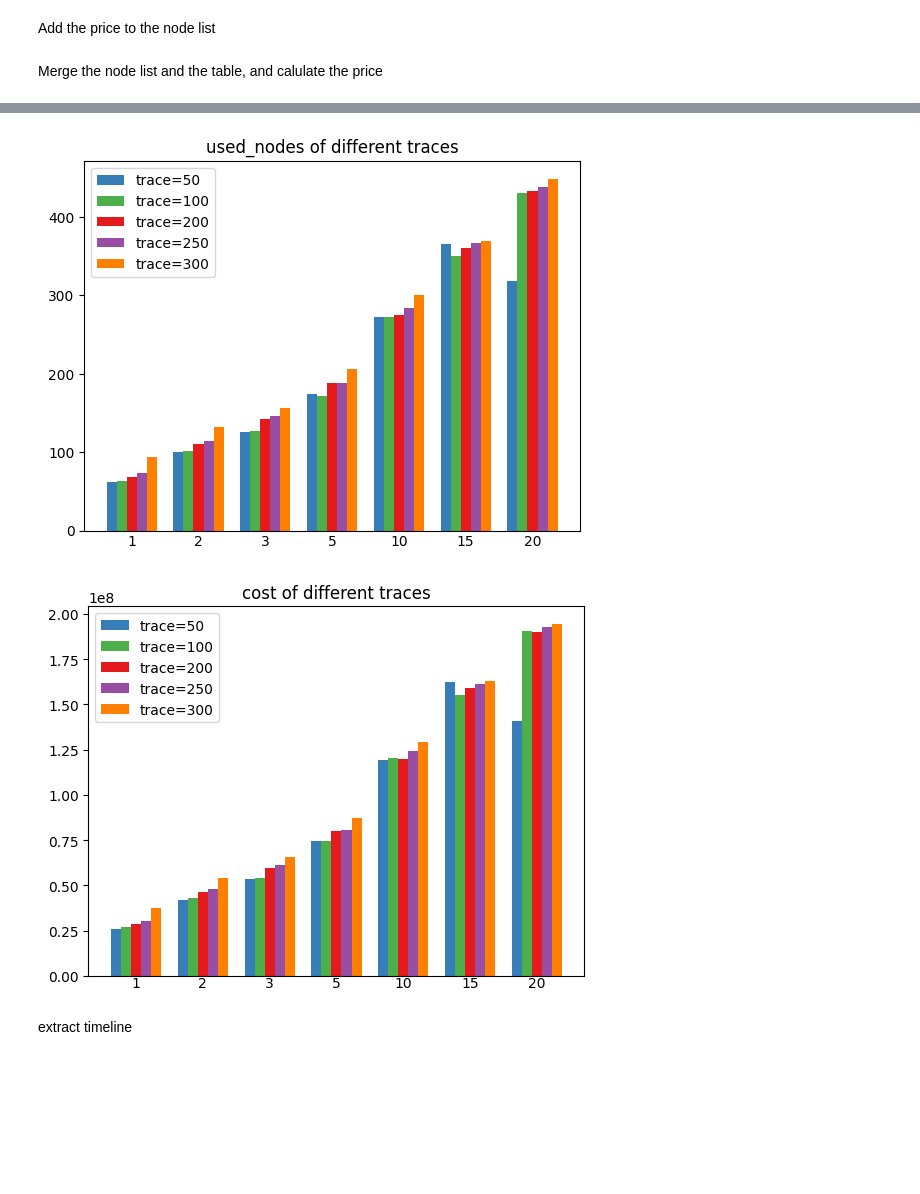
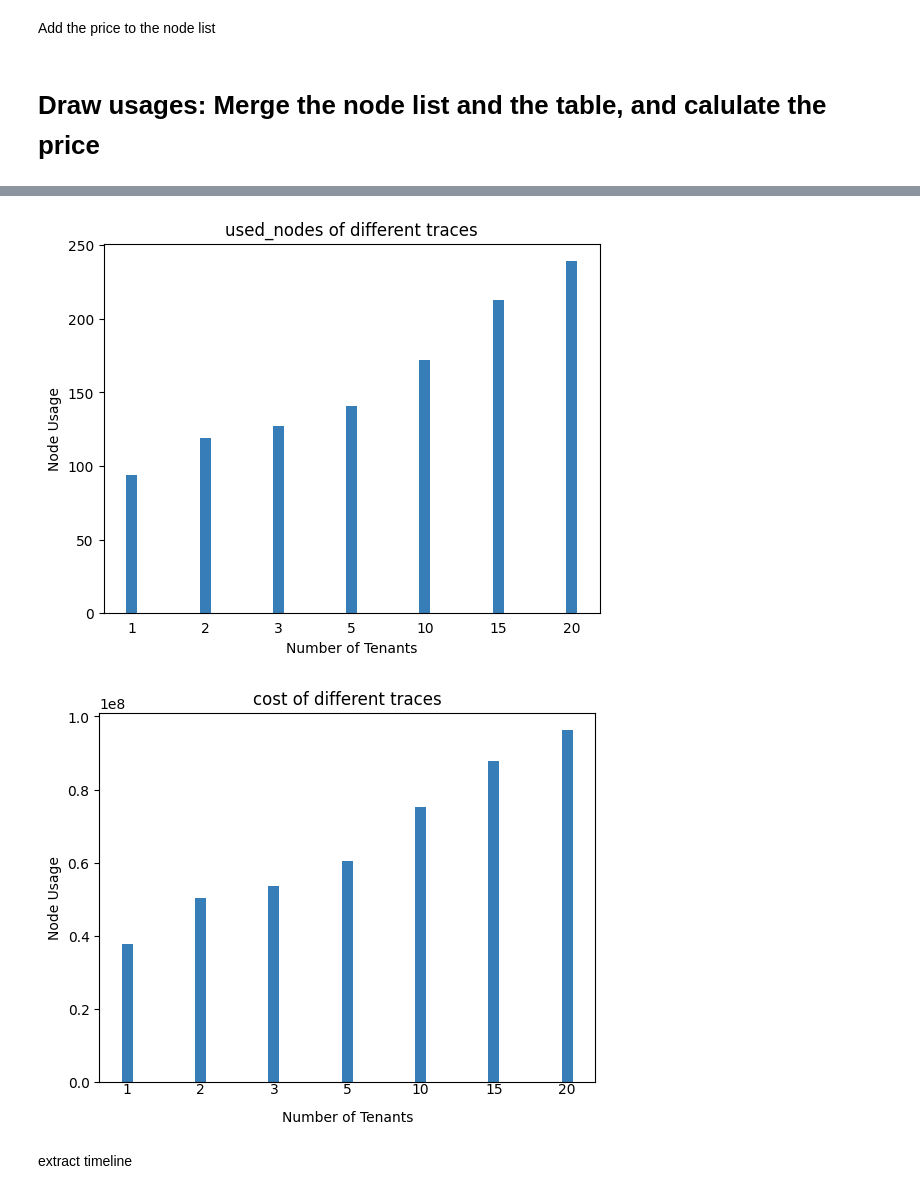
Before and after one commit to grief8/kubernetes-scheduler-simulator, a Jupyter notebook: main.ipynb, the cells around one changed output, grey strips where cells are left out. Saved outputs shown, nothing was run; the diff lists cells and outputs as text; code cells hidden in the pictures; blank space fills up the shorter version.

Commit message:
visualize the data and re-org cells

```diff
--- a/main.ipynb
+++ b/main.ipynb
@@ -159,13 +99,14 @@ import pandas as pd
 # Load the dataframe from the CSV file
 path = '/home/fabing/projects/kubernetes-scheduler-simulator/data/csv/openb_node_list_all_node.csv'
 df = pd.read_csv(path)
+print(df['cpu_milli'].mean()/1000)
+print(df['memory_mib'].mean()/1024)
+# Remove columns ['sn', 'gpu', 'model']
+# df = df.drop(columns=['sn', 'gpu', 'model'])
 
-# Remove columns ['sn', 'gpu', 'model']
-df = df.drop(columns=['sn', 'gpu', 'model'])
+# # Remove duplicate rows
+# df = df.drop_duplicates()
 
-# Remove duplicate rows
-df = df.drop_duplicates()
-
-# Save to a new CSV file
-df.to_csv('/home/fabing/projects/kubernetes-scheduler-simulator/simplify_node_list_all_node.csv', index=False)
-print(df)
+# # Save to a new CSV file
+# df.to_csv('/home/fabing/projects/kubernetes-scheduler-simulator/simplify_node_list_all_node.csv', index=False)
+# print(df)
@@ -311,7 +317,7 @@ with open(path, 'r') as f:
             print(f"No match found for sn: {sn}")
     print(total_cost)
 # %% [markdown]
-Merge the node list and the table, and calulate the price
+# Draw usages: Merge the node list and the table, and calulate the price
 # %%
 import pandas as pd
 import numpy as np
@@ -326,6 +332,8 @@ def draw(name):
         filtered_df = sorted_df[sorted_df['traces'] == i]
         # Sort by 'tenants'
         filtered_df = filtered_df.sort_values('tenants')
+        x_labels = [str(i) for i in filtered_df['tenants']]
+        x_pos = np.array([i for i, _ in enumerate(x_labels)])
         # Draw a bar chart for 'cpu' with offset
         plt.bar(x_pos + idx * bar_width, filtered_df[name], width=bar_width, color=colors[idx % len(colors)], label=f'trace={i}')
         # Add scatter plot and line
@@ -335,8 +343,10 @@ def draw(name):
     plt.xticks([])
     for i in range(len(x_labels)):
         plt.text(x_pos[i] + idx * bar_width/2, -5.5, x_labels[i], ha='center', va='top')
+    plt.xlabel('Number of Tenants', labelpad=20)
+    plt.ylabel('Node Usage')
     # Add a legend
-    plt.legend(loc='upper left')
+    # plt.legend(loc='upper left')
     plt.title(f'{name} of different traces')
     # Show the plot
     plt.show()
@@ -374,11 +384,11 @@ colors = ['#377eb8', '#4daf4a', '#e41a1c', '#984ea3', '#ff7f00', '#ffff33', '#a6
 bar_width = 0.15
 
 # Filter the dataframe
-filtered_df = sorted_df[sorted_df['traces'] == i]
-# Sort by 'tenants'
-filtered_df = filtered_df.sort_values('tenants')
-x_labels = [str(i) for i in filtered_df['tenants']]
-x_pos = np.array([i for i, _ in enumerate(x_labels)])
+# filtered_df = sorted_df[sorted_df['traces'] == i]
+# # Sort by 'tenants'
+# filtered_df = filtered_df.sort_values('tenants')
+# x_labels = [str(i) for i in filtered_df['tenants']]
+# x_pos = np.array([i for i, _ in enumerate(x_labels)])
 
 draw('cpu')
 draw('mem')
@@ -393,5 +403,5 @@ sorted_df.to_csv(out_file)
-[figure, old version]
+[figure, new version]
-[figure, old version]
+[figure, new version]
 # %%
 # Draw bar charts
 for i in sorted_df['traces'].unique():
```
Also changed, not shown: parts of 27 cells of this notebook.
